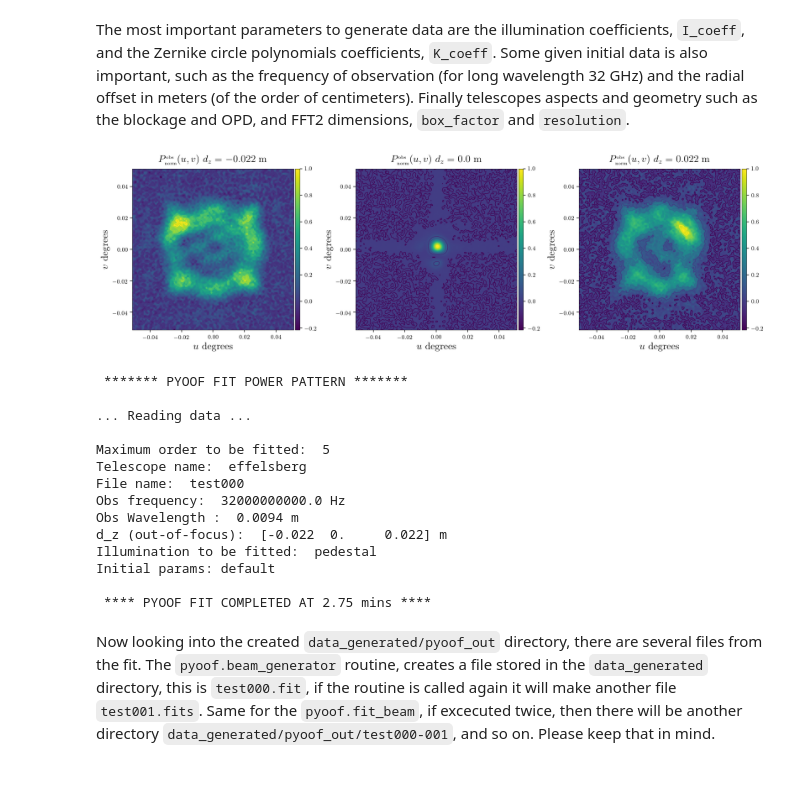
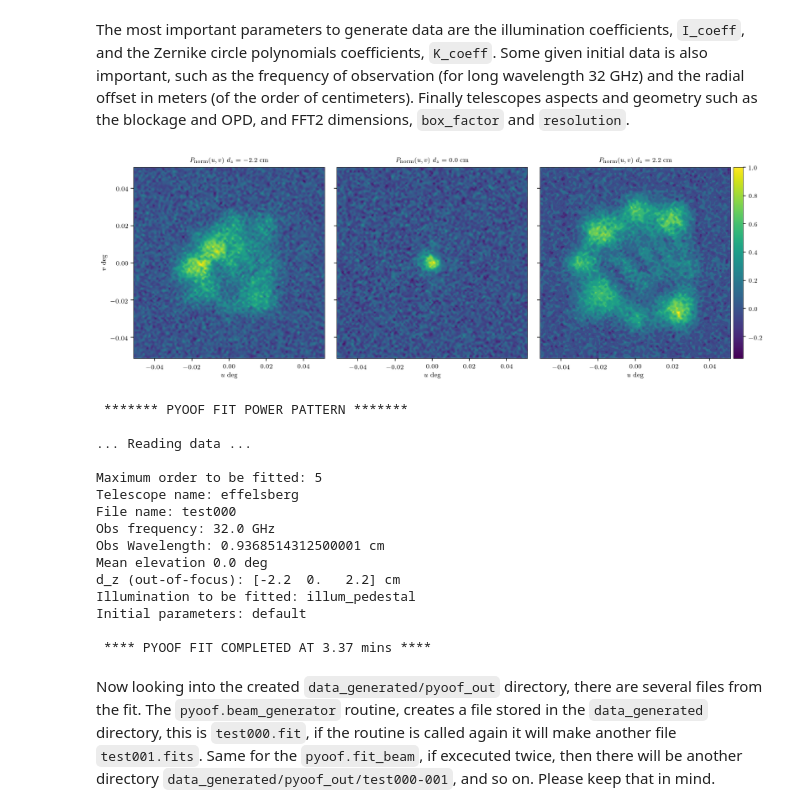
Before and after one commit to pinno/pyoof-srt, a Jupyter notebook: notebooks/oof_holography.ipynb, the cells around one changed output. Drawn from its saved outputs; the diff is of its cells as text; code cells hidden in the pictures; blank space fills up the shorter version.

Commit message:
tests update to astropy units

```diff
--- a/notebooks/oof_holography.ipynb
+++ b/notebooks/oof_holography.ipynb
@@ -8,24 +8,15 @@ Te OOF holography computes an aperture distribution model, $\underline{E_\text{a
 %matplotlib inline
 %config InlineBackend.figure_format = 'retina'
 # %%
-import os
 import numpy as np
-import matplotlib
 import matplotlib.pyplot as plt
 from astropy.io import fits, ascii
-from scipy.constants import c, golden
+from scipy.constants import golden
+from astropy import units as u
 import pyoof
 from pyoof import aperture, telgeometry
+
+plt.style.use('../pyoof/data/pyoof.mplstyle')
-# %%
-# Plotting parameters, to make it nice :)
-matplotlib.rcParams['figure.figsize'] = (golden * 7, 7)
-matplotlib.rcParams['figure.subplot.wspace'] = 0.5
-matplotlib.rcParams['figure.subplot.left'] = 0.1
-matplotlib.rcParams['figure.subplot.bottom'] = 0.2
-matplotlib.rcParams['figure.subplot.right'] = 1
-matplotlib.rcParams['figure.subplot.top'] = 0.85
-matplotlib.rcParams['axes.labelsize'] = 15
-matplotlib.rcParams['axes.titlesize'] = 15
 # %% [markdown]
 We start with the definitions of the telescope, for ease the Effeslberg telescope will be chosen. It is also possible to change the telescope geometry by changing the blockage distribution, $B(x, y)$, and/or the optical path difference (OPD) function, $\delta(x, y; d_z)$. This is done by using the functions `block_manual` and `opd_manual`.
 # %%
@@ -42,22 +33,23 @@ effelsberg_telescope = [
 The most important parameters to generate data are the illumination coefficients, `I_coeff`, and the Zernike circle polynomials coefficients, `K_coeff`. Some given initial data is also important, such as the frequency of observation (for long wavelength 32 GHz) and the radial offset in meters (of the order of centimeters). Finally telescopes aspects and geometry such as the blockage and OPD, and FFT2 dimensions, `box_factor` and `resolution`.
 # %%
 # Data generator to test pyoof
-wavel = 0.0093685143125  # m (32 GHz)
-d_z = [-0.022, 0., 0.022]  # radial off set m
+wavel = 9.3685143125 * u.mm   # wavelength at 32 GHz
+d_z = [-2.2, 0., 2.2] * u.cm  # radial offset
 
-n = 5  # initial order
+n = 5                                           # initial order
 N_K_coeff = (n + 1) * (n + 2) // 2
-I_coeff = np.array([1, -14, 0, 0])              # illumination coefficients
+I_coeff = [1, -14 * u.dB, 0 * u.m, 0 * u.m]     # illumination coefficients
 K_coeff = np.random.normal(0., .08, N_K_coeff)  # random Zernike circle coeff.
 
 # Generated beam data in a fits file
 beam_fits = pyoof.beam_generator(
-    params=np.hstack((I_coeff, K_coeff)),
+    I_coeff=I_coeff,
+    K_coeff=K_coeff,
     wavel=wavel,
     d_z=d_z,
     telgeo=effelsberg_telescope[:-1],
     illum_func=aperture.illum_pedestal,
-    noise=1e3,
+    noise=0.1,
     resolution=2 ** 8,
     box_factor=5,
     work_dir=None
@@ -72,28 +64,27 @@ data_info, data_obs = pyoof.extract_data_pyoof('data_generated/test000.fits')
 # %%
 # plotting the generated data
 fig = pyoof.plot_data(
     u_data=u_data,
     v_data=v_data,
     beam_data=beam_data,
     d_z=d_z,
-    angle='degrees',
+    angle=u.deg,
     title='',
     res_mode=False
     )
 # %% [output]
-[figure, old version]
+[figure, new version]
 # %%
 # Core function from the pyoof pacakge :D
 pyoof.fit_beam(
     data_info=data_info,                   # Information from the observation
     data_obs=[beam_data, u_data, v_data],  # Observed data
-    method='trf',                          # optimization algorithm 'trf', 'lm' or 'dogbox'
-    order_max=5,                           # It'll fit from 1 to order_max
+    order_max=5,                           # Fit from 1 to order_max
     illum_func=aperture.illum_pedestal,    # Illumination function (or illum_gauss)
     telescope=effelsberg_telescope,        # Telescope properties
+    resolution=2 ** 8,                     # Default is 2 ** 8
+    box_factor=5,                          # box_size = 5 * pr, better pixel resolution
     fit_previous=True,                     # True is recommended
-    resolution=2 ** 8,                     # Standard is 2 ** 8
-    box_factor=5,                          # box_size = 5 * pr, better pixel resolution
     config_params_file=None,               # Default or add path config_file.yaml
     make_plots=True,                       # Stores the plots in sub-directory
     verbose=0,                             # to not show process
@@ -104,16 +95,17 @@ pyoof.fit_beam(
 
 ... Reading data ...
 
-Maximum order to be fitted:  5
-Telescope name:  effelsberg
-File name:  test000
-Obs frequency:  32000000000.0 Hz
-Obs Wavelength :  0.0094 m
-d_z (out-of-focus):  [-0.022  0.     0.022] m
-Illumination to be fitted:  pedestal
-Initial params: default
+Maximum order to be fitted: 5
+Telescope name: effelsberg
+File name: test000
+Obs frequency: 32.0 GHz
+Obs Wavelength: 0.9368514312500001 cm
+Mean elevation 0.0 deg
+d_z (out-of-focus): [-2.2  0.   2.2] cm
+Illumination to be fitted: illum_pedestal
+Initial parameters: default
 
- **** PYOOF FIT COMPLETED AT 2.75 mins ****
+ **** PYOOF FIT COMPLETED AT 3.37 mins ****
 # %% [markdown]
 Now looking into the created `data_generated/pyoof_out` directory, there are several files from the fit. The `pyoof.beam_generator` routine, creates a file stored in the `data_generated` directory, this is `test000.fit`, if the routine is called again it will make another file `test001.fits`. Same for the `pyoof.fit_beam`, if excecuted twice, then there will be another directory `data_generated/pyoof_out/test000-001`, and so on. Please keep that in mind.
 # %%
```
Also changed, not shown: parts of 6 cells of this notebook, 30 other files.
